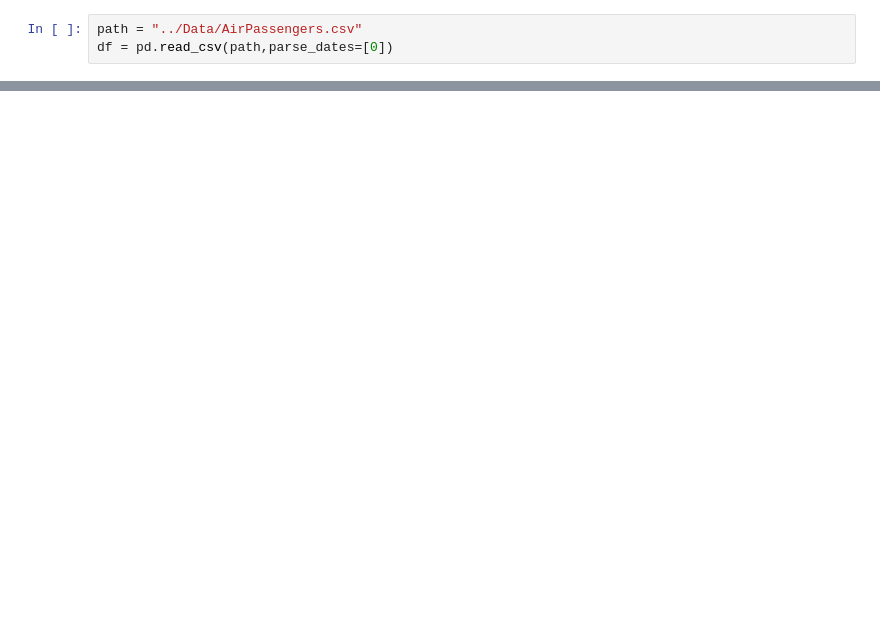
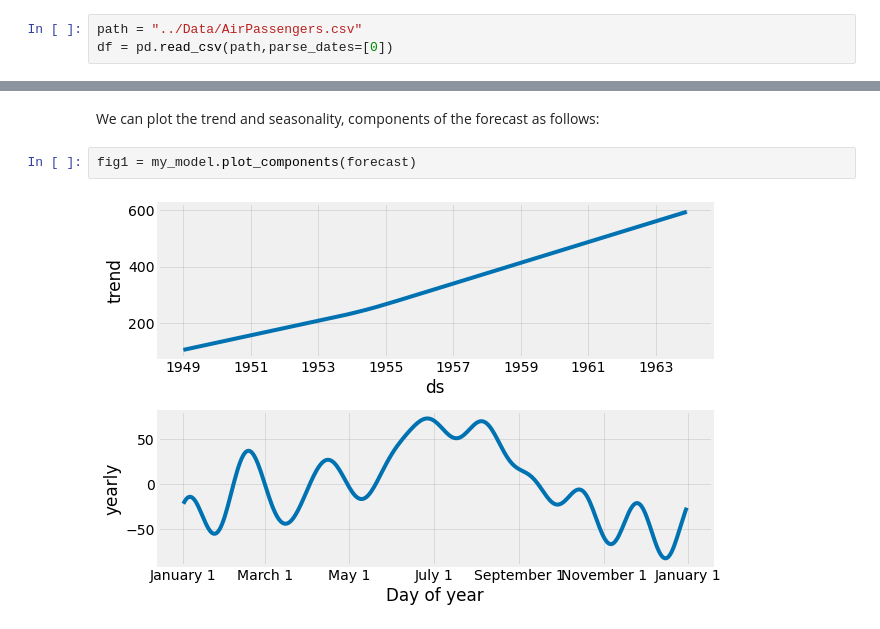
Before and after one commit to geehaad/Time-Series_Different-models, a Jupyter notebook: Fprophet/Untitled.ipynb, the cells around one changed output, grey strips where cells are left out. Cells and saved outputs as stored; diff of their text form; blank space fills up the shorter version.

```diff
--- a/Fprophet/Untitled.ipynb
+++ b/Fprophet/Untitled.ipynb
@@ -33,0 +170,6 @@ df = pd.read_csv(path,parse_dates=[0])
+# %% [markdown]
+We can plot the trend and seasonality, components of the forecast as follows:
+# %%
+fig1 = my_model.plot_components(forecast)
+# %% [output]
+[figure, added]
```
Also changed, not shown: parts of 26 cells of this notebook.
